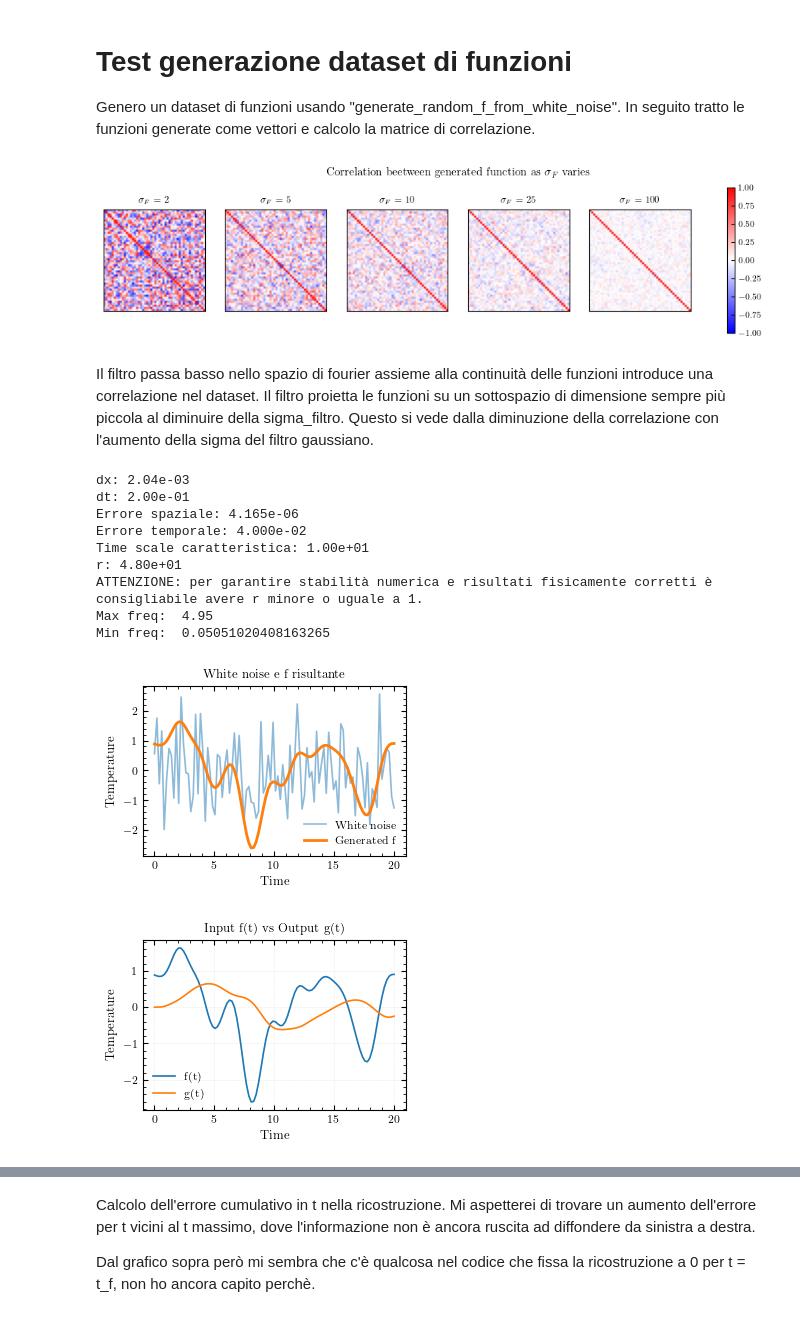
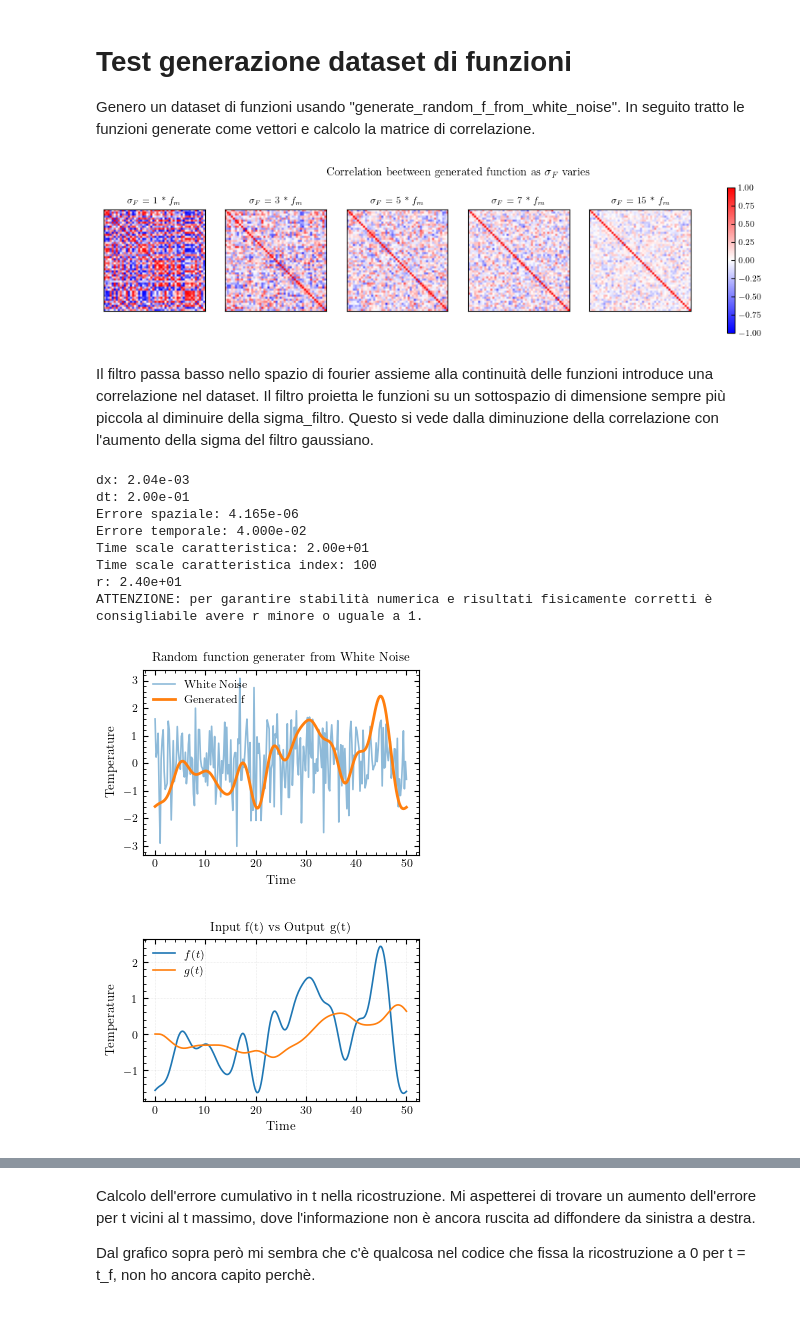
Before and after one commit to Sparisi01/RPM_implementation, a Jupyter notebook: dataset_generator.ipynb, the cells around one changed output, grey strips where cells are left out. Saved outputs shown, nothing was run; the diff lists cells and outputs as text; code cells hidden in the pictures.

```diff
--- a/dataset_generator.ipynb
+++ b/dataset_generator.ipynb
@@ -122,37 +109,45 @@ f_dataset = np.zeros(shape=(nt,f_dataset_size))
 
 dt = t_array[1]-t_array[0]
 
+max_freq = 1/dt
+min_freq = 1/(t_array[-1]-t_array[1])
+
 fig, axes = plt.subplots(1,5,figsize=(12.5,2.5))
 index_ax = 0
 
-for sigma_filter in [2,5,10,25,100]:
+for sigma_filter_mult in [1,3,5,7,15]:
+
+    # NOTE: la sigma del filtro va scelta tenendo conto dello spetto consentito dalla discretizzazione temporale
+    # Io ho trovato che un sigma circa 3-5 volte la frequenza minima produce delle funzione che APPARENTEMENTE sembrano buone,
+    # la validità di questa affermazione andrà testata
+    sigma_filter = sigma_filter_mult*min_freq
+    gaussian_filter = lambda k : np.exp(-(k**2)/(2*sigma_filter**2))
 
     for index in range(f_dataset_size):
-        f_dataset[:,index] = generate_random_f_from_white_noise(t_array, sigma_filter=sigma_filter)
+        f_dataset[:,index] = generate_random_f_from_white_noise(t_array, gaussian_filter)
 
     # Verifico l'indipendenza tra le colonne
     f_corr = np.corrcoef(f_dataset, rowvar=False)
 
     im = axes[index_ax].imshow(f_corr, cmap='bwr', vmin=-1, vmax=1)
-    axes[index_ax].set_title(rf"$\sigma_F$ = {sigma_filter}")
+    axes[index_ax].set_title(rf"$\sigma_F$ = {sigma_filter_mult} * $f_m$")
     axes[index_ax].set_xticks([])
     axes[index_ax].set_yticks([])
     index_ax=index_ax+1
 
 fig.colorbar(im, ax=axes.ravel().tolist())
 fig.suptitle(r"Correlation beetween generated function as $\sigma_F$ varies")
-
 plt.savefig("assets/dataset_function_correlations.pdf")
 plt.show()
 # %% [output]
-[figure, old version]
+[figure, new version]
 # %% [markdown]
 Il filtro passa basso nello spazio di fourier assieme alla continuità delle funzioni introduce una correlazione nel dataset. Il filtro proietta le funzioni su un sottospazio di dimensione sempre più piccola al diminuire della sigma_filtro. Questo si vede dalla diminuzione della correlazione con l'aumento della sigma del filtro gaussiano.
 # %%
-L = 0.1        # Lunghezza totale
-Tf = 20        # Tempo finale
+L = 0.1         # Lunghezza totale
+Tf = 50         # Tempo finale
 nx = 50         # Griglia spaziale
-nt = 100      # Griglia temporale
+nt = 250        # Griglia temporale
 
 dx = L/(nx-1)
 dt = Tf/nt
@@ -163,13 +158,14 @@ print(f"dt: {dt:.2e}")
 print(f"Errore spaziale: {dx**2:.3e}", )
 print(f"Errore temporale: {dt**2:.3e}")
 
-D = 0.001
+D = 0.0005
 r = D*dt/(dx**2)
 
 h = 1
 characteristic_diffusion_time_scale = L*L/D
-
+characteristic_diffusion_time_scale_index = int(characteristic_diffusion_time_scale/dt)
 print(f"Time scale caratteristica: {characteristic_diffusion_time_scale:.2e}")
+print(f"Time scale caratteristica index: {characteristic_diffusion_time_scale_index}")
 print(f"r: {r:.2e}")
 
 if(r > 1):
@@ -210,43 +206,48 @@ T = np.zeros(shape=(nx,nt))
 # ----------------------------------------------------------
 # NOTE: Sezione da inserire nel loop per la generazione del dataset
 # Tutto ciò che precede questa sezione è indipendente dalla simulazione
 # sotto la condizione di tenere fissi i parametri di D, h e la discretizzazione spazio-temporale
 
 T[:,0] = 0 # Initial condition
 
-f = generate_random_f_from_white_noise(t_array, sigma_filter=0.2, verbose=True)
+min_freq = 1/(t_array[-1]-t_array[1])
+
+sigma_filter=5*min_freq
+gaussian_filter = lambda k : np.exp(-(k**2)/(2*sigma_filter**2))
+
+f = generate_random_f_from_white_noise(t_array, gaussian_filter, verbose=True)
 T[0,0] = f[0]
 
 # Questo loop risolve step by step l'equazione implicità
 # A*T(n+1) = B*T(n) + b(n+1)
 for n in range(1,nt):
     b = B @ T[:,n-1]
     b[0] = f[n] # impongo dirichlet
     T[:,n] = lu_solve((lu, piv), b)
 
 # ----------------------------------------------------------
 
 plt.figure(figsize=(3.4, 2.2))
-plt.plot(t_array, T[0,:], label="f(t)")
-plt.plot(t_array, T[-1,:], label="g(t)")
+plt.plot(t_array, T[0,:], label=r"$f(t)$")
+plt.plot(t_array, T[-1,:], label=r"$g(t)$")
 plt.legend()
 plt.minorticks_on()
 plt.grid()
-plt.xlabel("Time")
-plt.ylabel("Temperature")
+plt.xlabel(r"Time")
+plt.ylabel(r"Temperature")
+plt.tight_layout()
 plt.title("Input f(t) vs Output g(t)")
 plt.show()
 # %% [output]
 dx: 2.04e-03
 dt: 2.00e-01
 Errore spaziale: 4.165e-06
 Errore temporale: 4.000e-02
-Time scale caratteristica: 1.00e+01
-r: 4.80e+01
+Time scale caratteristica: 2.00e+01
+Time scale caratteristica index: 100
+r: 2.40e+01
 ATTENZIONE: per garantire stabilità numerica e risultati fisicamente corretti è consigliabile avere r minore o uguale a 1.
-Max freq:  4.95
-Min freq:  0.05051020408163265
-[figure, old version]
+[figure, new version]
-[figure, old version]
+[figure, new version]
 # %%
 def forward_simulation(f):
```
Also changed, not shown: parts of 6 cells of this notebook, 4 other files.
